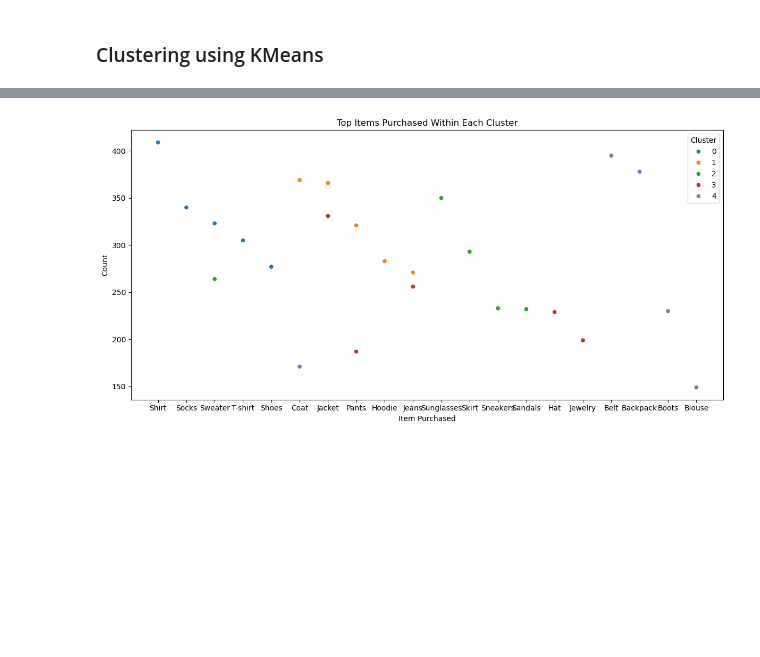
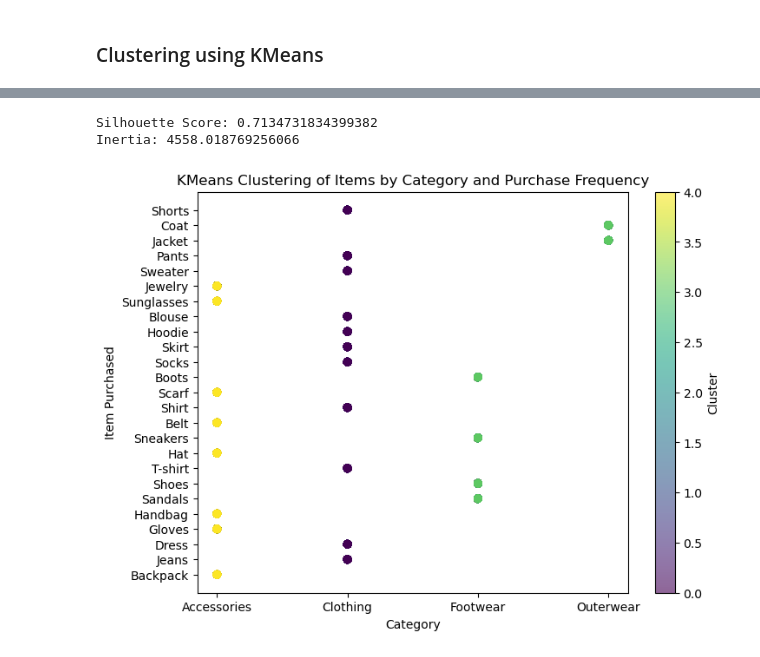
Before and after one commit to farahfuaad/Final-Year-Project-Prediction-of-Buying-Behavior-Patterns-using-ML, a Jupyter notebook: ml/trending_item_detection.ipynb, the cells around one changed output, grey strips where cells are left out. Drawn from its saved outputs; the diff is of its cells as text; code cells hidden in the pictures; blank space fills up the shorter version.

Commit message:
kmeans completed

```diff
--- a/ml/trending_item_detection.ipynb
+++ b/ml/trending_item_detection.ipynb
@@ -136,0 +93,25 @@ cleaned_df['Cluster'] = kmeans.fit_predict(cluster_df)
+# %%
+import pandas as pd
+from sklearn.preprocessing import LabelEncoder
+from sklearn.cluster import KMeans
+from collections import Counter
+
+# Encode categorical variables
+categorical_cols = ['Gender', 'Item Purchased', 'Category', 'Location', 'Season',
+                    'Discount Applied', 'Promo Code Used', 'Purchase Intent Category',
+                    'Frequency of Purchases']
+label_encoders = {}
+for col in categorical_cols:
+    le = LabelEncoder()
+    cleaned_df[col] = le.fit_transform(cleaned_df[col])
+    label_encoders[col] = le
+# %%
+cluster_df = cleaned_df.copy()
+
+# Features for clustering
+features = ['Category', 'Frequency of Purchases']
+X = cluster_df[features]
+
+# Apply KMeans clustering
+kmeans = KMeans(n_clusters=5, random_state=42)
+cluster_df['Cluster'] = kmeans.fit_predict(X)
@@ -137,25 +152,26 @@ cleaned_df['Cluster'] = kmeans.fit_predict(cluster_df)
+# %%
+# evaluation
+from sklearn.metrics import silhouette_score
+
+score = silhouette_score(X, kmeans.labels_)
+print("Silhouette Score:", score)
+print("Inertia:", kmeans.inertia_)
+# %% [output]
+Silhouette Score: 0.7134731834399382
+Inertia: 4558.018769256066
 # %%
-top_items_per_cluster = (
-    cleaned_df.groupby(['Cluster', 'Item Purchased'])
-    .size()
-    .reset_index(name='Count')
-    .sort_values(['Cluster', 'Count'], ascending=[True, False])
-    .groupby('Cluster')
-    .head(5))
+plt.figure(figsize=(8, 6))
+scatter = plt.scatter(
+    cluster_df['Category'],
+    cluster_df['Item Purchased'],
+    c=cluster_df['Cluster'],
+    cmap='viridis',
+    alpha=0.6
+)
+plt.xlabel('Category')
+plt.ylabel('Item Purchased')
+plt.title('KMeans Clustering of Items by Category and Purchase Frequency')
+plt.colorbar(scatter, label='Cluster')
+plt.show()
+# %% [output]
+[figure, added]
-# %%
-plt.figure(figsize=(12, 6))
-sns.scatterplot(
-    data=top_items_per_cluster,
-    x='Item Purchased',
-    y='Count',
-    hue='Cluster',
-    palette='tab10'
-)
-plt.title('Top Items Purchased Within Each Cluster')
-plt.xlabel('Item Purchased')
-plt.ylabel('Count')
-plt.legend(title='Cluster')
-plt.tight_layout()
-plt.show()
-# %% [output]
-[figure, removed]
```
Also changed, not shown: parts of 10 cells of this notebook.
